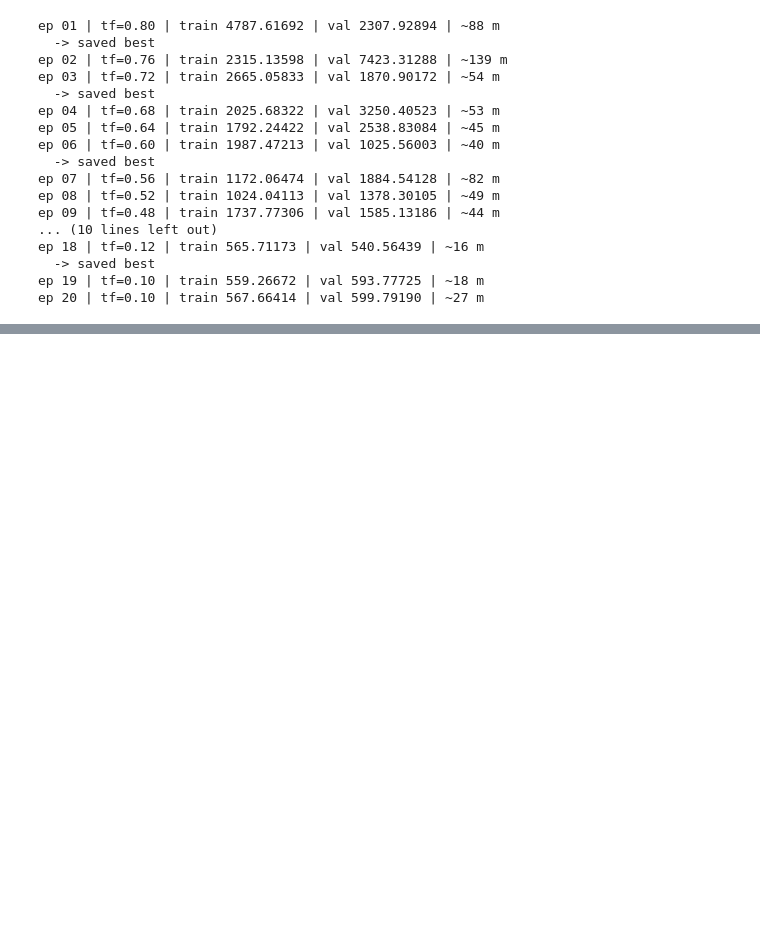
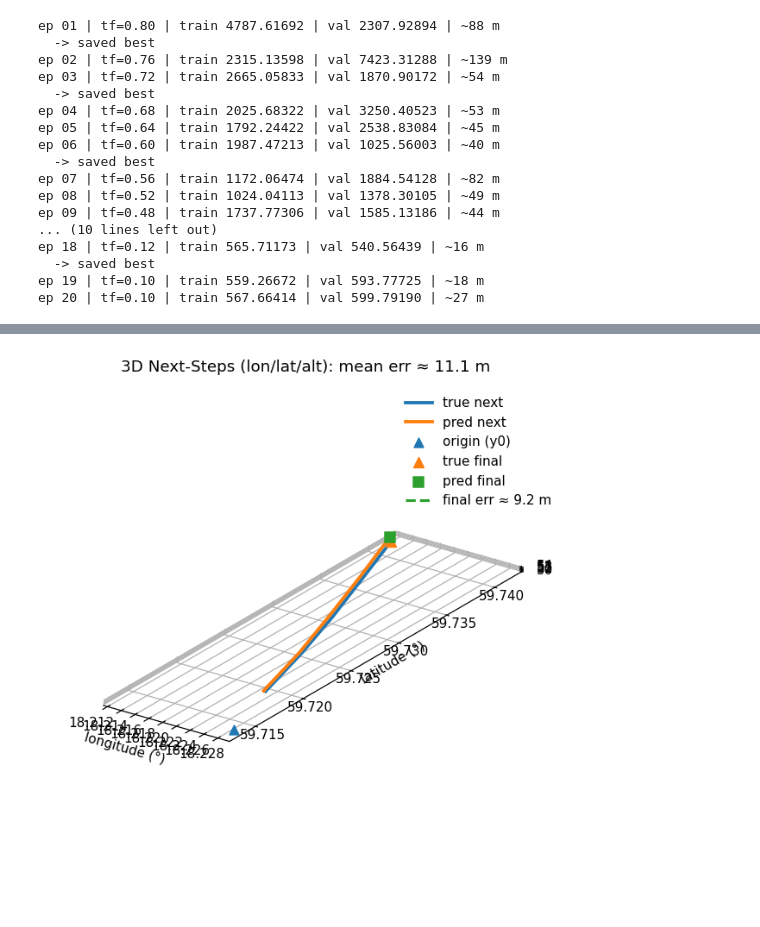
Before and after one commit to Tyler-Hector/dataset-research, a Jupyter notebook: ml_notebooks/SCAT_Trajectory_Analysis.ipynb, the cells around one changed output, grey strips where cells are left out. Saved outputs shown, nothing was run; the diff lists cells and outputs as text; code cells hidden in the pictures; blank space fills up the shorter version.

```diff
--- a/ml_notebooks/SCAT_Trajectory_Analysis.ipynb
+++ b/ml_notebooks/SCAT_Trajectory_Analysis.ipynb
@@ -559,0 +683,84 @@ sample mean error ≈ 12.6 m
+# %%
+R = 6_371_000.0
+lat0_deg = float(origin[0,0]); lon0_deg = float(origin[0,1]); alt0_m = float(origin[0,2])
+lat0r = np.radians(lat0_deg)
+
+# ENU -> geographic
+t_lat = lat0r + true_m[:,1] / R
+t_lon = np.radians(lon0_deg) + true_m[:,0] / (R * np.cos(lat0r))
+p_lat = lat0r + pred_m[:,1] / R
+p_lon = np.radians(lon0_deg) + pred_m[:,0] / (R * np.cos(lat0r))
+t_lat_deg, t_lon_deg = np.degrees(t_lat), np.degrees(t_lon)
+p_lat_deg, p_lon_deg = np.degrees(p_lat), np.degrees(p_lon)
+true_alt = alt0_m + true_m[:,2]
+pred_alt = alt0_m + pred_m[:,2]
+
+# error (for legend/title)
+step_err = np.linalg.norm(pred_m - true_m, axis=1)
+final_err = float(step_err[-1])
+mean_err  = float(step_err.mean())
+
+# helper: set limits + aspect using physical spans, with vertical exaggeration
+def set_geo_axes(ax, lons_deg, lats_deg, alts_m, lat_ref_deg, margin=0.03, V_EXAGGERATE=8.0):
+    deg2rad = np.pi/180.0
+    lat_ref_r = np.radians(lat_ref_deg)
+    m_per_deg_lat = R * deg2rad
+    m_per_deg_lon = R * np.cos(lat_ref_r) * deg2rad
+
+    lon_min, lon_max = float(lons_deg.min()), float(lons_deg.max())
+    lat_min, lat_max = float(lats_deg.min()), float(lats_deg.max())
+    alt_min, alt_max = float(alts_m.min()), float(alts_m.max())
+
+    span_lon_m = max((lon_max - lon_min) * m_per_deg_lon, 1e-6)
+    span_lat_m = max((lat_max - lat_min) * m_per_deg_lat, 1e-6)
+    span_alt_m = max((alt_max - alt_min),                1e-6)
+
+    # limits: tight around data with small margin (no exaggeration in values)
+    lon_mid = 0.5*(lon_min+lon_max); lat_mid = 0.5*(lat_min+lat_max); alt_mid = 0.5*(alt_min+alt_max)
+    half_lon = 0.5*(lon_max-lon_min)*(1+2*margin)
+    half_lat = 0.5*(lat_max-lat_min)*(1+2*margin)
+    half_alt = 0.5*(alt_max-alt_min)*(1+2*margin)
+    ax.set_xlim(lon_mid-half_lon, lon_mid+half_lon)
+    ax.set_ylim(lat_mid-half_lat, lat_mid+half_lat)
+    ax.set_zlim(alt_mid-half_alt, alt_mid+half_alt)
+
+    # aspect: exaggerate Z so it’s visible
+    try:
+        ax.set_box_aspect((span_lon_m, span_lat_m, span_alt_m*V_EXAGGERATE))
+    except Exception:
+        pass
+
+# plot
+fig = plt.figure(figsize=(7,6), dpi=110)
+ax = fig.add_subplot(111, projection="3d")
+for pane in (ax.xaxis.pane, ax.yaxis.pane, ax.zaxis.pane):
+    pane.set_visible(False)
+ax.grid(True, alpha=0.25)
+try: ax.set_proj_type('ortho')
+except Exception: pass
+
+ax.plot(t_lon_deg, t_lat_deg, true_alt, '-', label='true next', linewidth=2.5)
+ax.plot(p_lon_deg, p_lat_deg, pred_alt, '-', label='pred next', linewidth=2.5)
+ax.scatter([lon0_deg],[lat0_deg],[alt0_m], s=50, marker='^', label='origin (y0)')
+ax.scatter([t_lon_deg[-1]],[t_lat_deg[-1]],[true_alt[-1]], s=60, marker='^', label='true final')
+ax.scatter([p_lon_deg[-1]],[p_lat_deg[-1]],[pred_alt[-1]], s=60, marker='s', label='pred final')
+ax.plot([t_lon_deg[-1], p_lon_deg[-1]],
+        [t_lat_deg[-1], p_lat_deg[-1]],
+        [true_alt[-1],  pred_alt[-1]], linestyle='--', linewidth=2, label=f'final err ≈ {final_err:.1f} m')
+
+ax.set_xlabel("longitude (°)", labelpad=8)
+ax.set_ylabel("latitude (°)",  labelpad=8)
+ax.set_zlabel("altitude (m)",  labelpad=8)
+ax.set_title(f"3D Next-Steps (lon/lat/alt): mean err ≈ {mean_err:.1f} m", pad=10)
+
+all_lon = np.r_[t_lon_deg, p_lon_deg, lon0_deg]
+all_lat = np.r_[t_lat_deg, p_lat_deg, lat0_deg]
+all_alt = np.r_[true_alt,  pred_alt,  alt0_m]
+set_geo_axes(ax, all_lon, all_lat, all_alt, lat0_deg, margin=0.03, V_EXAGGERATE=8.0)
+
+ax.view_init(elev=24, azim=-55)
+ax.legend(frameon=False, loc='best')
+plt.tight_layout()
+plt.show()
+# %% [output]
+[figure, added]
```
Also changed, not shown: parts of 26 cells of this notebook, 37 other files.
